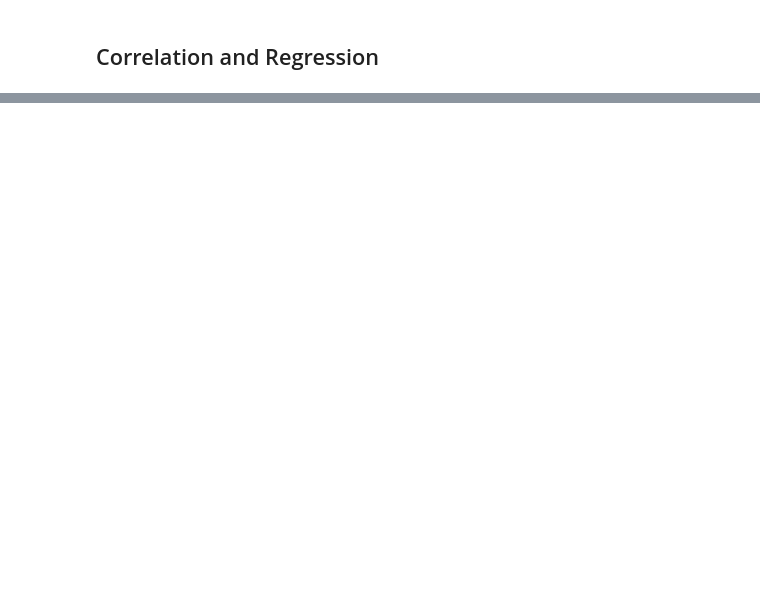
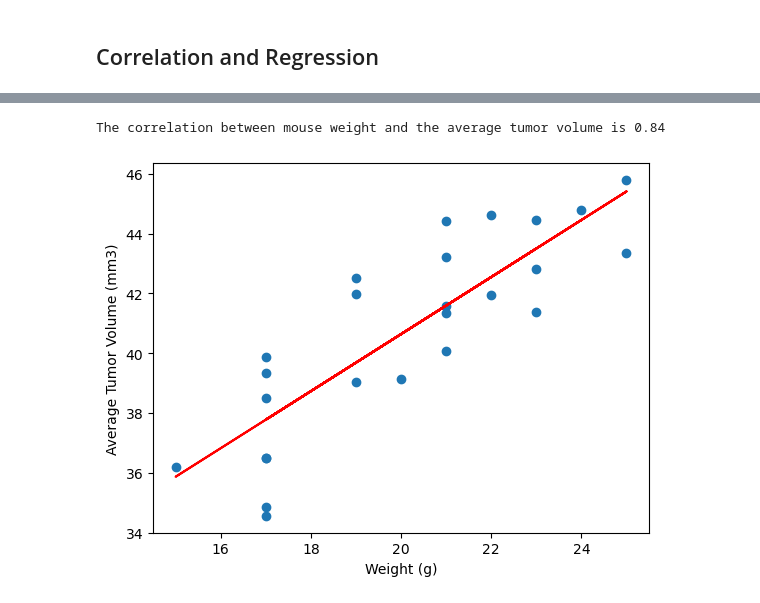
Before and after one commit to zach-hb/matplotlib-challenge, a Jupyter notebook: Pymaceuticals/pymaceuticals.ipynb, the cells around one changed output, grey strips where cells are left out. Cells and saved outputs as stored; diff of their text form; code cells hidden in the pictures; blank space fills up the shorter version.

```diff
--- a/Pymaceuticals/pymaceuticals.ipynb
+++ b/Pymaceuticals/pymaceuticals.ipynb
@@ -302,0 +292,14 @@ The correlation between mouse weight and the average tumor volume is 0.84
+# %%
+# Calculate the correlation coefficient and linear regression model
+# for mouse weight and average tumor volume for the Capomulin regimen
+slope, intercept, r_value, p_value, std_err = st.linregress(capomulin_df_agg["Weight (g)"], capomulin_df_agg["Tumor Volume (mm3)"])
+eq = slope*capomulin_df_agg["Weight (g)"] + intercept
+print("The correlation between mouse weight and the average tumor volume is",round(r_value, 2))
+plt.plot(capomulin_df_agg["Weight (g)"], eq, color = 'red')
+plt.scatter(capomulin_df_agg["Weight (g)"], capomulin_df_agg["Tumor Volume (mm3)"])
+plt.xlabel("Weight (g)")
+plt.ylabel("Average Tumor Volume (mm3)")
+plt.show()
+# %% [output]
+The correlation between mouse weight and the average tumor volume is 0.84
+[figure, added]
```
Also changed, not shown: parts of 6 cells of this notebook.
